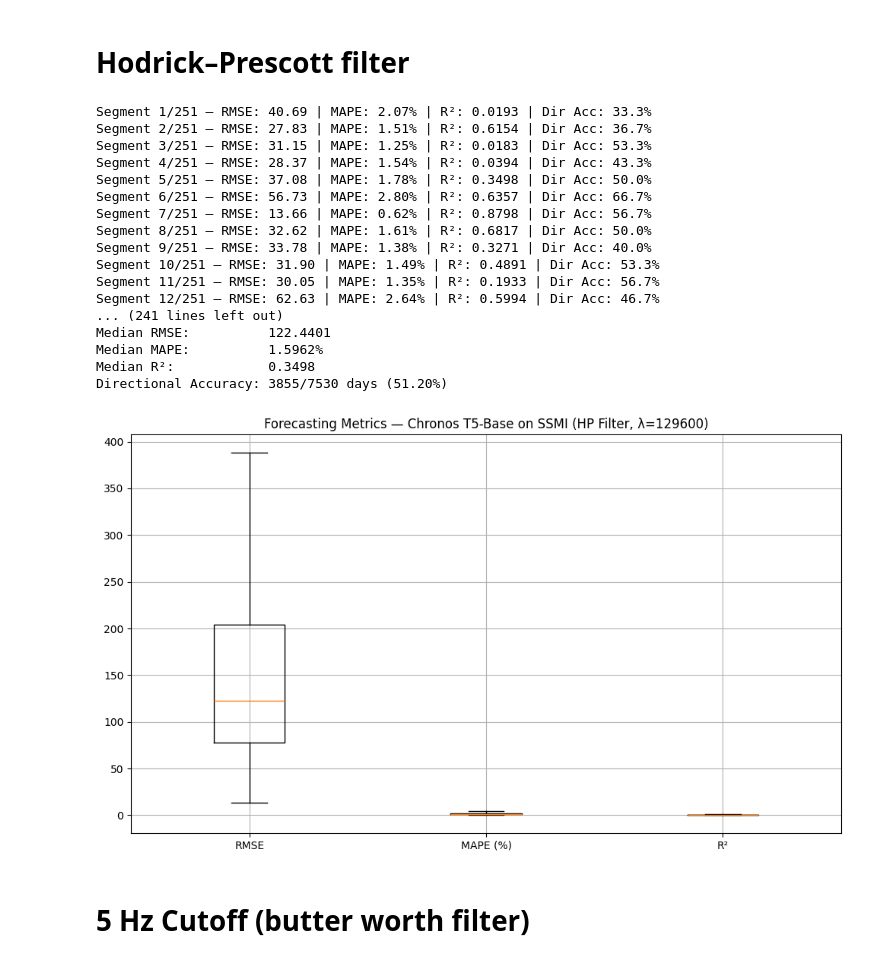
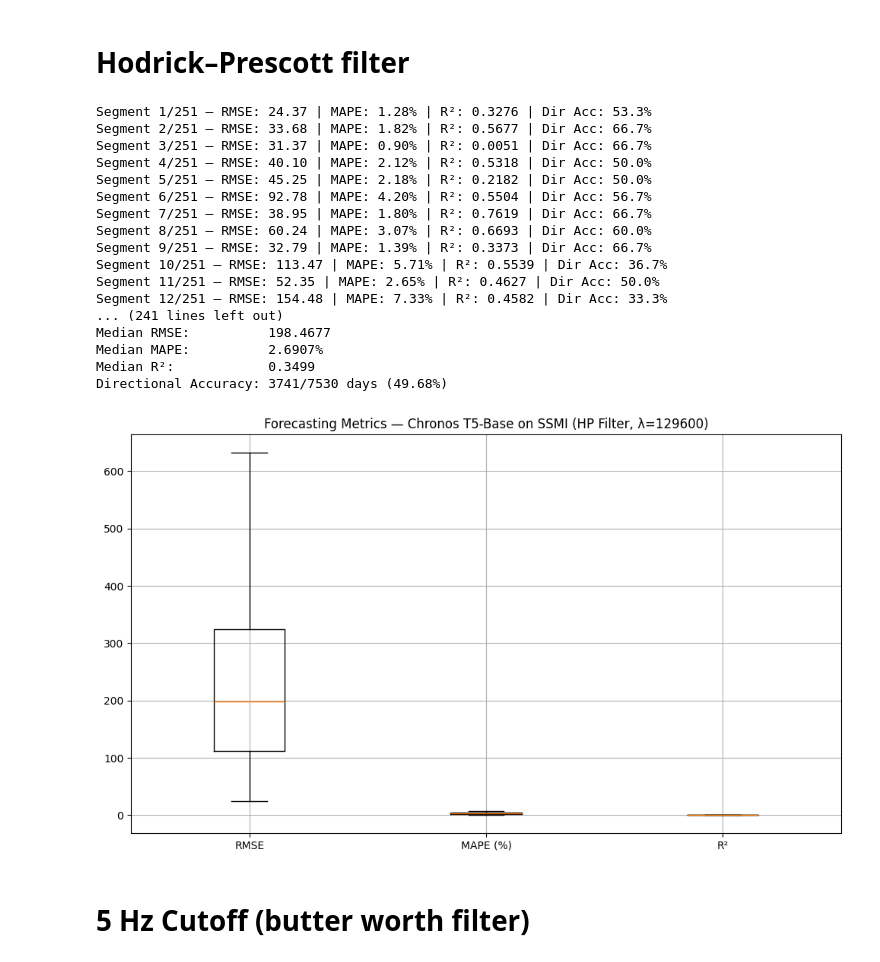
Before and after one commit to DeveloperArmo/DLSuperSlay, a Jupyter notebook: Chronos/ChronosBase_Filtering.ipynb, the cells around one changed output. Drawn from its saved outputs; the diff is of its cells as text; code cells hidden in the pictures.

```diff
--- a/Chronos/ChronosBase_Filtering.ipynb
+++ b/Chronos/ChronosBase_Filtering.ipynb
@@ -220,6 +222,11 @@ logging.basicConfig(
     force=True
 )
 
+def hp_decompose_context(y_context, lamb):
+    """Apply HP decomposition on context only to avoid look-ahead leakage."""
+    cycle, trend = hpfilter(y_context, lamb=lamb)
+    return np.asarray(trend, dtype=float), np.asarray(cycle, dtype=float)
+
 def main():
     try:
         # ========================
@@ -233,13 +240,10 @@ def main():
         logging.info(f"Total SSMI samples loaded: {total_samples}")
 
         # ========================
-        # 2) Apply HP filter
+        # 2) HP config
         # ========================
         lamb = 129600
-        cycle, trend = hpfilter(y, lamb=lamb)
-        y_low  = trend
-        y_high = cycle
-        logging.info(f"HP filter applied with lambda={lamb}")
+        logging.info(f"Using context-only HP decomposition with lambda={lamb}")
 
         # ========================
         # 3) Sliding window config
@@ -274,12 +278,12 @@ def main():
             if end_context + forecast_horizon > total_samples:
                 break
 
-            context_low  = torch.tensor(y_low[start_context:end_context].copy(),  dtype=torch.float32)
-            context_high = torch.tensor(y_high[start_context:end_context].copy(), dtype=torch.float32)
+            y_context = y[start_context:end_context]
+            y_true = y[end_context:end_context + forecast_horizon]
 
-            true_low      = y_low[end_context:end_context + forecast_horizon]
-            true_high     = y_high[end_context:end_context + forecast_horizon]
-            true_combined = true_low + true_high
+            context_low_np, context_high_np = hp_decompose_context(y_context, lamb=lamb)
+            context_low = torch.tensor(context_low_np.copy(), dtype=torch.float32)
+            context_high = torch.tensor(context_high_np.copy(), dtype=torch.float32)
 
             forecast_low = pipeline.predict(
                 context_low,
@@ -303,10 +307,10 @@ def main():
             prev_day_price = y[end_context - 1]
 
             # Previous day anchor for actual and forecast
-            actual_prev = np.concatenate([[prev_day_price], true_combined[:-1]])
+            actual_prev = np.concatenate([[prev_day_price], y_true[:-1]])
             pred_prev   = np.concatenate([[prev_day_price], combined_pred[:-1]])
 
-            actual_direction = np.sign(true_combined - actual_prev)  # +1 up, -1 down, 0 flat
+            actual_direction = np.sign(y_true - actual_prev)  # +1 up, -1 down, 0 flat
             pred_direction   = np.sign(combined_pred  - pred_prev)   # +1 up, -1 down, 0 flat
 
             # 1 point if direction matches (both up or both down)
@@ -314,9 +318,9 @@ def main():
             directional_hits.extend(hits.tolist())
 
             # Standard metrics
-            rmse = np.sqrt(mean_squared_error(true_combined, combined_pred))
-            mape = mean_absolute_percentage_error(true_combined, combined_pred) * 100
-            r2 = pearsonr(true_combined, combined_pred).statistic ** 2
+            rmse = np.sqrt(mean_squared_error(y_true, combined_pred))
+            mape = mean_absolute_percentage_error(y_true, combined_pred) * 100
+            r2 = pearsonr(y_true, combined_pred).statistic ** 2
 
             rmse_list.append(rmse)
             mape_list.append(mape)
@@ -360,50 +364,50 @@ def main():
             "RMSE":     rmse_list,
             "MAPE (%)": mape_list,
             "R²":       r2_list,
         }
 
         plt.figure(figsize=(10, 6))
         plt.boxplot(metrics.values(), labels=metrics.keys(), showfliers=False)
         plt.title(f"Forecasting Metrics — Chronos T5-Base on SSMI (HP Filter, λ={lamb})")
         plt.grid(True)
         plt.tight_layout()
         plt.show()
 
     except Exception as e:
         logging.error("An error occurred.", exc_info=True)
         print("An error occurred. Check ChronosBase_SSMI_HP_Metrics.log for details.")
         try:
             np.savez_compressed("partial_ChronosBase_SSMI_HP_Metrics.npz",
                                 rmse=np.array(rmse_list) if 'rmse_list' in locals() else None,
                                 mape=np.array(mape_list) if 'mape_list' in locals() else None,
                                 r2=np.array(r2_list) if 'r2_list' in locals() else None,
                                 directional_hits=np.array(directional_hits) if 'directional_hits' in locals() else None)
         except Exception as save_exception:
             logging.error("Failed to save partial results.", exc_info=True)
     finally:
         logging.info("Forecasting run completed.")
 
 if __name__ == '__main__':
     main()
 # %% [output]
-Segment 1/251 — RMSE: 40.69 | MAPE: 2.07% | R²: 0.0193 | Dir Acc: 33.3%
-Segment 2/251 — RMSE: 27.83 | MAPE: 1.51% | R²: 0.6154 | Dir Acc: 36.7%
-Segment 3/251 — RMSE: 31.15 | MAPE: 1.25% | R²: 0.0183 | Dir Acc: 53.3%
-Segment 4/251 — RMSE: 28.37 | MAPE: 1.54% | R²: 0.0394 | Dir Acc: 43.3%
-Segment 5/251 — RMSE: 37.08 | MAPE: 1.78% | R²: 0.3498 | Dir Acc: 50.0%
-Segment 6/251 — RMSE: 56.73 | MAPE: 2.80% | R²: 0.6357 | Dir Acc: 66.7%
-Segment 7/251 — RMSE: 13.66 | MAPE: 0.62% | R²: 0.8798 | Dir Acc: 56.7%
-Segment 8/251 — RMSE: 32.62 | MAPE: 1.61% | R²: 0.6817 | Dir Acc: 50.0%
-Segment 9/251 — RMSE: 33.78 | MAPE: 1.38% | R²: 0.3271 | Dir Acc: 40.0%
-Segment 10/251 — RMSE: 31.90 | MAPE: 1.49% | R²: 0.4891 | Dir Acc: 53.3%
-Segment 11/251 — RMSE: 30.05 | MAPE: 1.35% | R²: 0.1933 | Dir Acc: 56.7%
-Segment 12/251 — RMSE: 62.63 | MAPE: 2.64% | R²: 0.5994 | Dir Acc: 46.7%
+Segment 1/251 — RMSE: 24.37 | MAPE: 1.28% | R²: 0.3276 | Dir Acc: 53.3%
+Segment 2/251 — RMSE: 33.68 | MAPE: 1.82% | R²: 0.5677 | Dir Acc: 66.7%
+Segment 3/251 — RMSE: 31.37 | MAPE: 0.90% | R²: 0.0051 | Dir Acc: 66.7%
+Segment 4/251 — RMSE: 40.10 | MAPE: 2.12% | R²: 0.5318 | Dir Acc: 50.0%
+Segment 5/251 — RMSE: 45.25 | MAPE: 2.18% | R²: 0.2182 | Dir Acc: 50.0%
+Segment 6/251 — RMSE: 92.78 | MAPE: 4.20% | R²: 0.5504 | Dir Acc: 56.7%
+Segment 7/251 — RMSE: 38.95 | MAPE: 1.80% | R²: 0.7619 | Dir Acc: 66.7%
+Segment 8/251 — RMSE: 60.24 | MAPE: 3.07% | R²: 0.6693 | Dir Acc: 60.0%
+Segment 9/251 — RMSE: 32.79 | MAPE: 1.39% | R²: 0.3373 | Dir Acc: 66.7%
+Segment 10/251 — RMSE: 113.47 | MAPE: 5.71% | R²: 0.5539 | Dir Acc: 36.7%
+Segment 11/251 — RMSE: 52.35 | MAPE: 2.65% | R²: 0.4627 | Dir Acc: 50.0%
+Segment 12/251 — RMSE: 154.48 | MAPE: 7.33% | R²: 0.4582 | Dir Acc: 33.3%
 ... (241 lines left out)
-Median RMSE:          122.4401
-Median MAPE:          1.5962%
-Median R²:            0.3498
-Directional Accuracy: 3855/7530 days (51.20%)
+Median RMSE:          198.4677
+Median MAPE:          2.6907%
+Median R²:            0.3499
+Directional Accuracy: 3741/7530 days (49.68%)
-[figure, old version]
+[figure, new version]
 # %% [markdown]
 # 5 Hz Cutoff (butter worth filter)
 # %%
```
Also changed, not shown: parts of 3 cells of this notebook.
